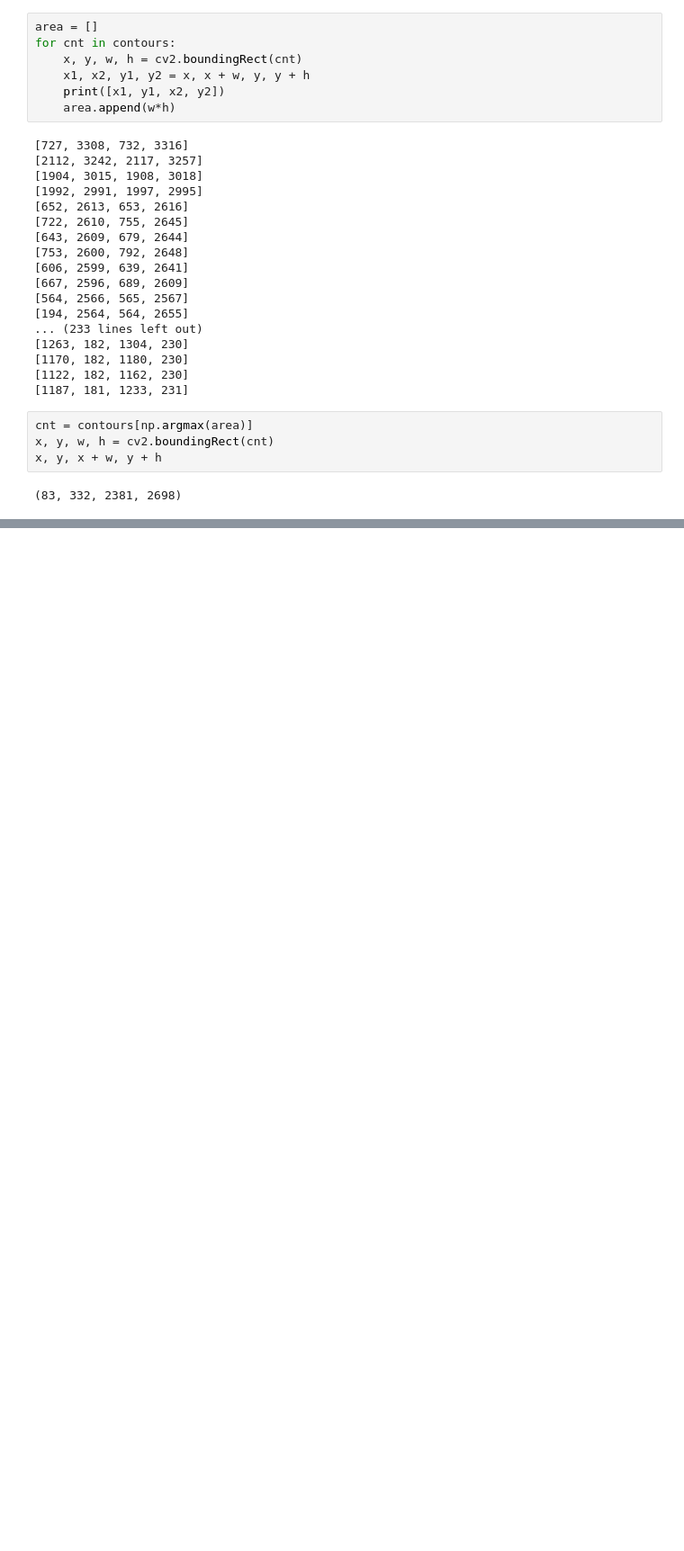
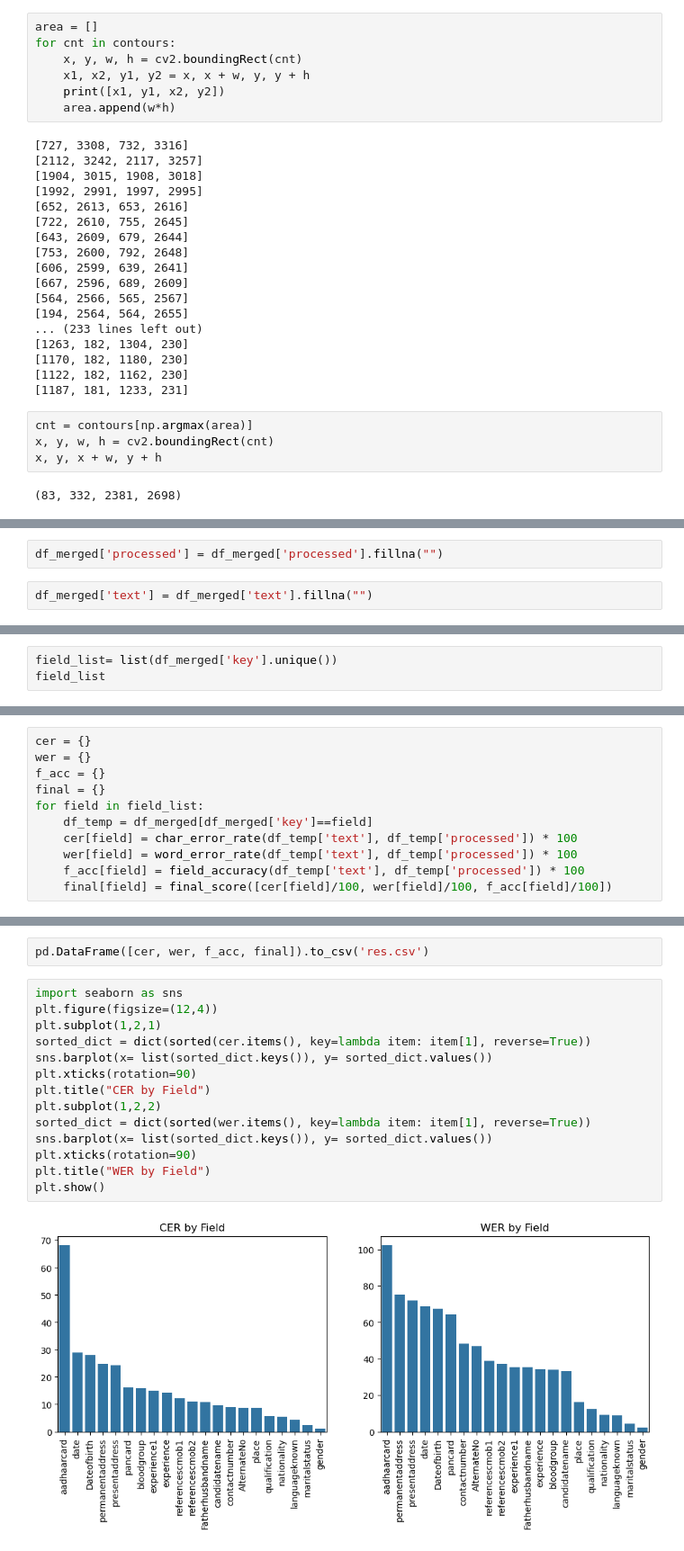
Before and after one commit to sathishkumartheta/tokenwise-dehado-ai, a Jupyter notebook: notebooks/OCR_Metrics.ipynb, the cells around one changed output, grey strips where cells are left out. Shown at 90% size. Drawn from its saved outputs; the diff is of its cells as text; blank space fills up the shorter version.

```diff
--- a/notebooks/OCR_Metrics.ipynb
+++ b/notebooks/OCR_Metrics.ipynb
@@ -1517,0 +1613,4 @@ x, y, x + w, y + h
+# %%
+df_merged['processed'] = df_merged['processed'].fillna("")
+# %%
+df_merged['text'] = df_merged['text'].fillna("")
@@ -1517,0 +1629,3 @@ x, y, x + w, y + h
+# %%
+field_list= list(df_merged['key'].unique())
+field_list
@@ -1517,0 +1650,11 @@ x, y, x + w, y + h
+# %%
+cer = {}
+wer = {}
+f_acc = {}
+final = {}
+for field in field_list:
+    df_temp = df_merged[df_merged['key']==field]
+    cer[field] = char_error_rate(df_temp['text'], df_temp['processed']) * 100
+    wer[field] = word_error_rate(df_temp['text'], df_temp['processed']) * 100
+    f_acc[field] = field_accuracy(df_temp['text'], df_temp['processed']) * 100
+    final[field] = final_score([cer[field]/100, wer[field]/100, f_acc[field]/100])
@@ -1517,0 +1682,18 @@ x, y, x + w, y + h
+# %%
+pd.DataFrame([cer, wer, f_acc, final]).to_csv('res.csv')
+# %%
+import seaborn as sns
+plt.figure(figsize=(12,4))
+plt.subplot(1,2,1)
+sorted_dict = dict(sorted(cer.items(), key=lambda item: item[1], reverse=True))
+sns.barplot(x= list(sorted_dict.keys()), y= sorted_dict.values())
+plt.xticks(rotation=90)
+plt.title("CER by Field")
+plt.subplot(1,2,2)
+sorted_dict = dict(sorted(wer.items(), key=lambda item: item[1], reverse=True))
+sns.barplot(x= list(sorted_dict.keys()), y= sorted_dict.values())
+plt.xticks(rotation=90)
+plt.title("WER by Field")
+plt.show()
+# %% [output]
+[figure, added]
```
Also changed, not shown: parts of 56 cells of this notebook.
